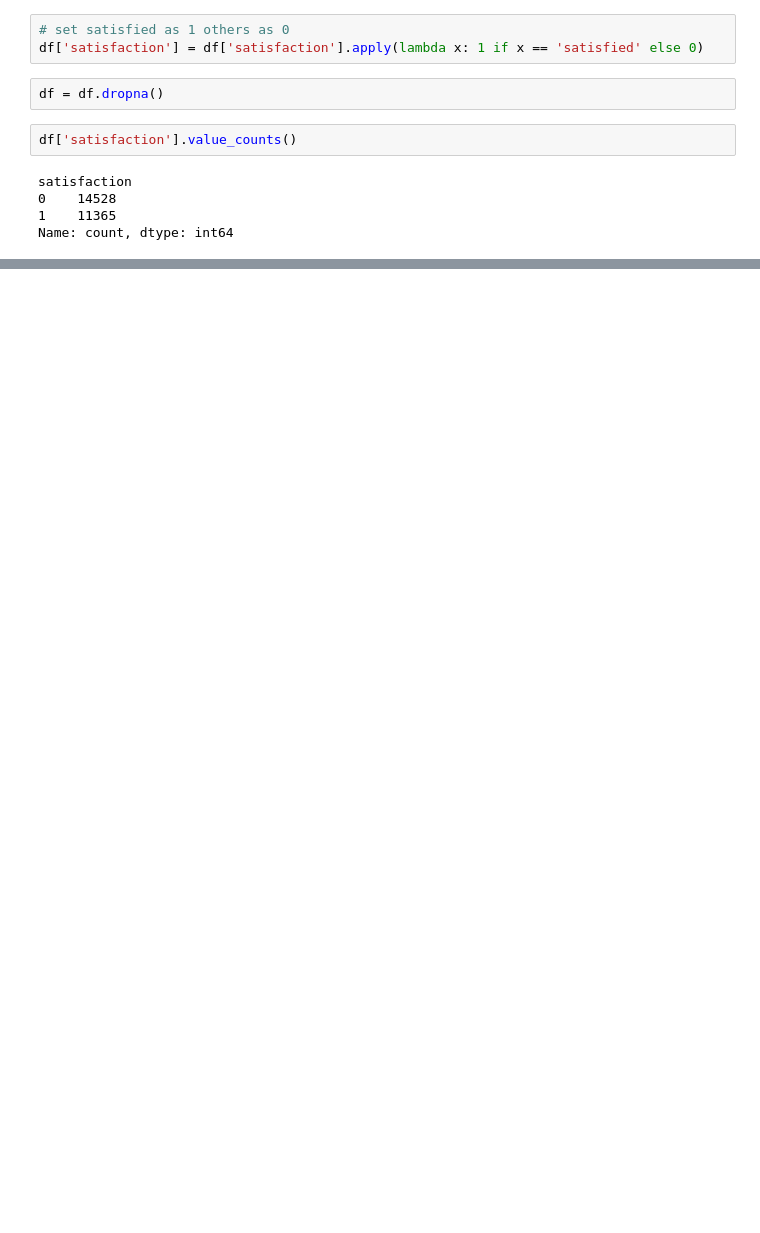
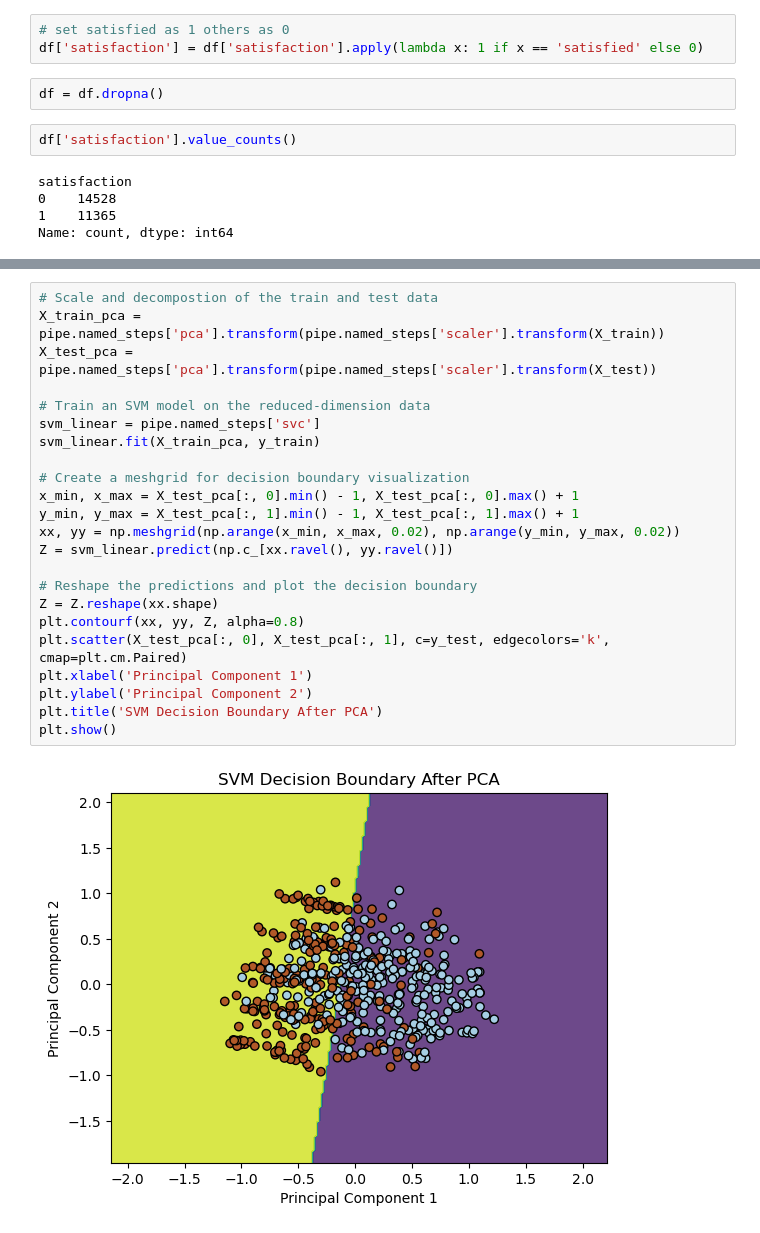
Before and after one commit to frenkiefang/machine_learning, a Jupyter notebook: svm.ipynb, the cells around one changed output, grey strips where cells are left out. Cells and saved outputs as stored; diff of their text form; blank space fills up the shorter version.

```diff
--- a/svm.ipynb
+++ b/svm.ipynb
@@ -93,0 +103,25 @@ plt.show()
+# %%
+# Scale and decompostion of the train and test data
+X_train_pca = pipe.named_steps['pca'].transform(pipe.named_steps['scaler'].transform(X_train))
+X_test_pca = pipe.named_steps['pca'].transform(pipe.named_steps['scaler'].transform(X_test))
+
+# Train an SVM model on the reduced-dimension data
+svm_linear = pipe.named_steps['svc']
+svm_linear.fit(X_train_pca, y_train)
+
+# Create a meshgrid for decision boundary visualization
+x_min, x_max = X_test_pca[:, 0].min() - 1, X_test_pca[:, 0].max() + 1
+y_min, y_max = X_test_pca[:, 1].min() - 1, X_test_pca[:, 1].max() + 1
+xx, yy = np.meshgrid(np.arange(x_min, x_max, 0.02), np.arange(y_min, y_max, 0.02))
+Z = svm_linear.predict(np.c_[xx.ravel(), yy.ravel()])
+
+# Reshape the predictions and plot the decision boundary
+Z = Z.reshape(xx.shape)
+plt.contourf(xx, yy, Z, alpha=0.8)
+plt.scatter(X_test_pca[:, 0], X_test_pca[:, 1], c=y_test, edgecolors='k', cmap=plt.cm.Paired)
+plt.xlabel('Principal Component 1')
+plt.ylabel('Principal Component 2')
+plt.title('SVM Decision Boundary After PCA')
+plt.show()
+# %% [output]
+[figure, added]
```
Also changed, not shown: parts of 10 cells of this notebook.
